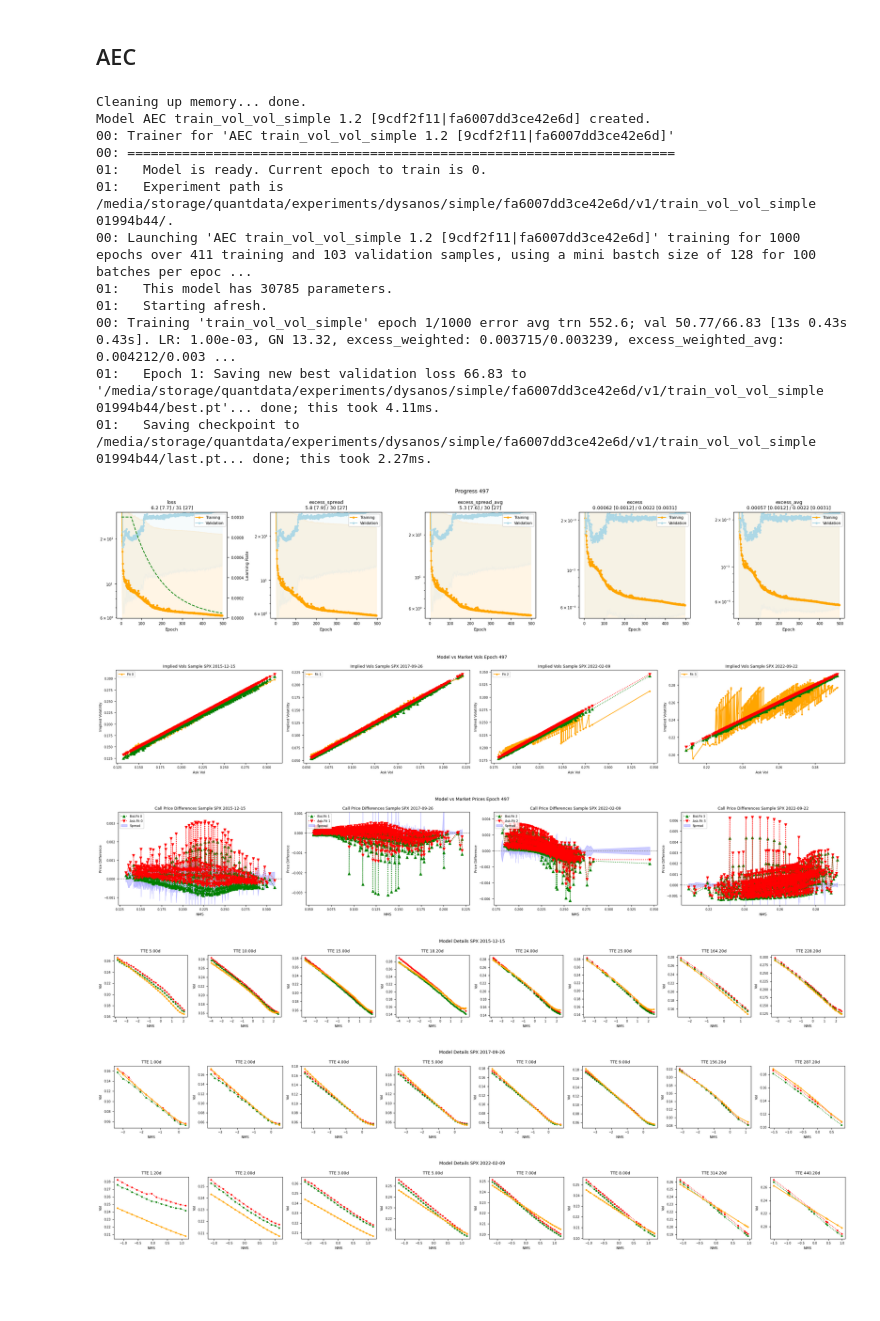
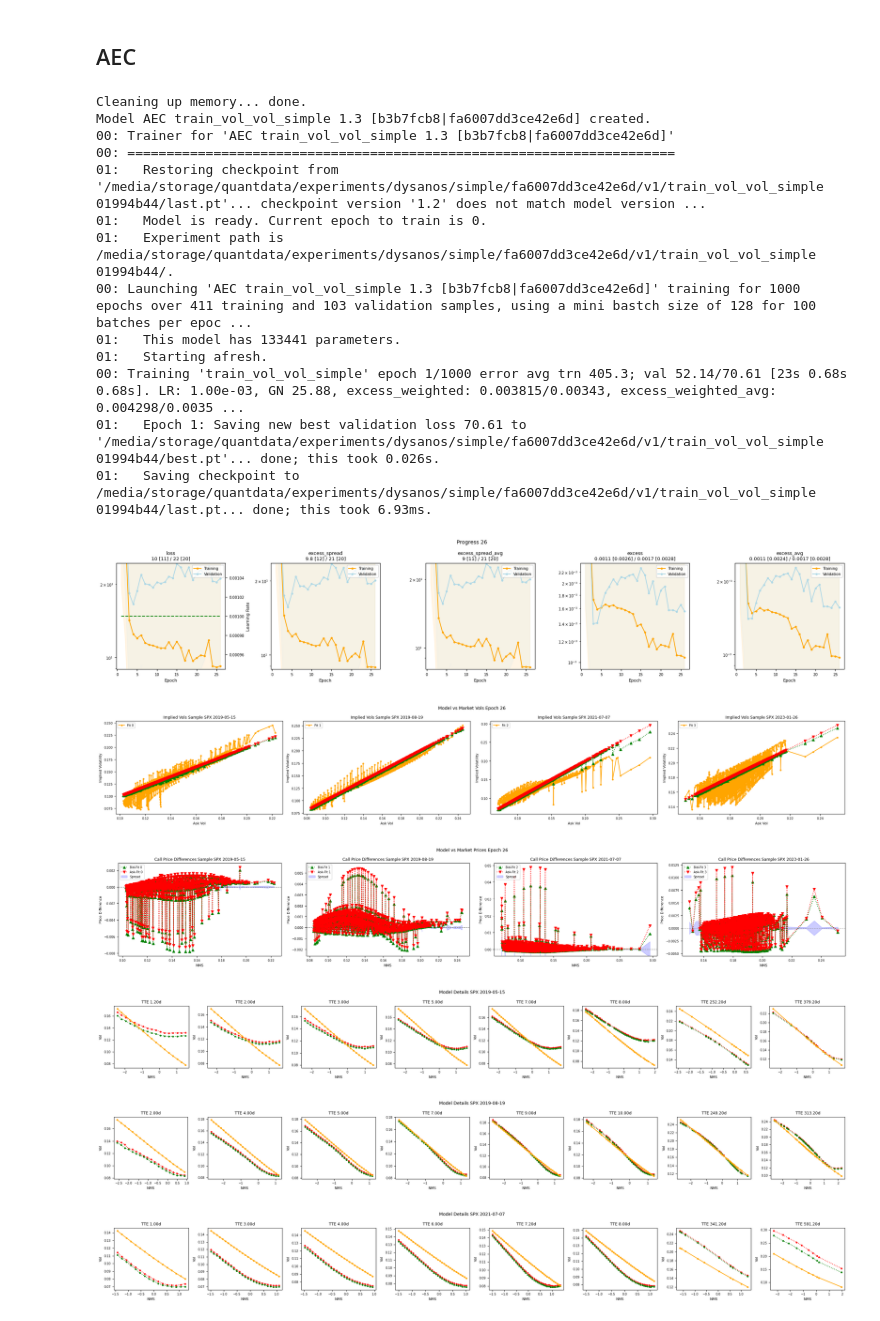
Before and after one commit to hansbuehler/quant_data, a Jupyter notebook: quantdata/dysanos/simple/aec/train_vol_vol_simple.ipynb, the cells around one changed output. Cells and saved outputs as stored; diff of their text form; code cells hidden in the pictures; blank space fills up the shorter version.

Commit message:
Upgrade doc visuals.

```diff
--- a/quantdata/dysanos/simple/aec/train_vol_vol_simple.ipynb
+++ b/quantdata/dysanos/simple/aec/train_vol_vol_simple.ipynb
@@ -37,52 +37,53 @@ from quantdata.dysanos.simple.aec import *
 
 aec_config = AEC.Config(
     # core pararmeters
     encode_what = "vol",
     fit_what    = "vol",
-    num_state   = 64,
+    num_state   = 128,
     fit_average = True,
 
     encoder = DeepSetEncoderFactory(
         num_compress = 128,
         inside_tanh = True,
         set_config = FeedForward.Config(
-            num_depth = 2,
-            num_width = 32,
-            activation = 'Softplus',
+            num_depth = 3,
+            num_width = 64,
+            activation = 'ReLU',
         ),
         fix_config = FeedForward.Config(
-            num_depth = 2,
-            num_width = 64,
+            num_depth = 3,
+            num_width = 128,
             activation = 'Softplus',
         )
     ),
     decoder = SimpleDecoderFactory(
         config = FeedForward.Config(
-            num_depth = 2,
-            num_width = 64,
+            num_depth = 3,
+            num_width = 128,
             activation = 'Softplus',
         )
     ),
 )
 
 with torch.compiler.set_stance("force_eager"):
-    run( ipynbname.name(), version="1.2", aec_config=aec_config, sampler=sampler, epochs = 1000, batch_per_epoch = 100, val_batch_size=512 )
+    run( ipynbname.name(), version="1.3", aec_config=aec_config, sampler=sampler, epochs = 1000, batch_per_epoch = 100, val_batch_size=512 )
 # %% [output]
 Cleaning up memory... done.
-Model AEC train_vol_vol_simple 1.2 [9cdf2f11|fa6007dd3ce42e6d] created.
-00: Trainer for 'AEC train_vol_vol_simple 1.2 [9cdf2f11|fa6007dd3ce42e6d]'
+Model AEC train_vol_vol_simple 1.3 [b3b7fcb8|fa6007dd3ce42e6d] created.
+00: Trainer for 'AEC train_vol_vol_simple 1.3 [b3b7fcb8|fa6007dd3ce42e6d]'
 00: ======================================================================
+01:   Restoring checkpoint from '/media/storage/quantdata/experiments/dysanos/simple/fa6007dd3ce42e6d/v1/train_vol_vol_simple 01994b44/last.pt'... checkpoint version '1.2' does not match model version ...
 01:   Model is ready. Current epoch to train is 0.
 01:   Experiment path is /media/storage/quantdata/experiments/dysanos/simple/fa6007dd3ce42e6d/v1/train_vol_vol_simple 01994b44/.
-00: Launching 'AEC train_vol_vol_simple 1.2 [9cdf2f11|fa6007dd3ce42e6d]' training for 1000 epochs over 411 training and 103 validation samples, using a mini bastch size of 128 for 100 batches per epoc ...
-01:   This model has 30785 parameters.
+00: Launching 'AEC train_vol_vol_simple 1.3 [b3b7fcb8|fa6007dd3ce42e6d]' training for 1000 epochs over 411 training and 103 validation samples, using a mini bastch size of 128 for 100 batches per epoc ...
+01:   This model has 133441 parameters.
 01:   Starting afresh.
-00: Training 'train_vol_vol_simple' epoch 1/1000 error avg trn 552.6; val 50.77/66.83 [13s 0.43s 0.43s]. LR: 1.00e-03, GN 13.32, excess_weighted: 0.003715/0.003239, excess_weighted_avg: 0.004212/0.003 ...
-01:   Epoch 1: Saving new best validation loss 66.83 to '/media/storage/quantdata/experiments/dysanos/simple/fa6007dd3ce42e6d/v1/train_vol_vol_simple 01994b44/best.pt'... done; this took 4.11ms.
-01:   Saving checkpoint to /media/storage/quantdata/experiments/dysanos/simple/fa6007dd3ce42e6d/v1/train_vol_vol_simple 01994b44/last.pt... done; this took 2.27ms.
+00: Training 'train_vol_vol_simple' epoch 1/1000 error avg trn 405.3; val 52.14/70.61 [23s 0.68s 0.68s]. LR: 1.00e-03, GN 25.88, excess_weighted: 0.003815/0.00343, excess_weighted_avg: 0.004298/0.0035 ...
+01:   Epoch 1: Saving new best validation loss 70.61 to '/media/storage/quantdata/experiments/dysanos/simple/fa6007dd3ce42e6d/v1/train_vol_vol_simple 01994b44/best.pt'... done; this took 0.026s.
+01:   Saving checkpoint to /media/storage/quantdata/experiments/dysanos/simple/fa6007dd3ce42e6d/v1/train_vol_vol_simple 01994b44/last.pt... done; this took 6.93ms.
-[figure, old version]
+[figure, new version]
-[figure, old version]
+[figure, new version]
-[figure, old version]
+[figure, new version]
-[figure, old version]
+[figure, new version]
-[figure, old version]
+[figure, new version]
-[figure, old version]
+[figure, new version]
```
Also changed, not shown: parts of 2 cells of this notebook, 9 other files.
